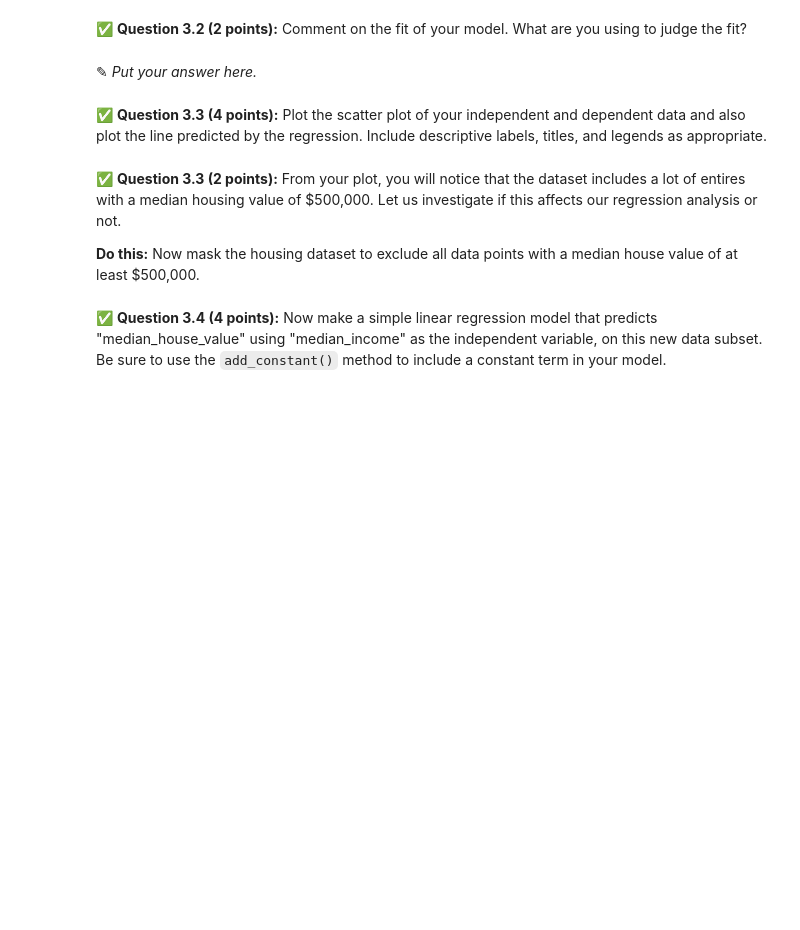
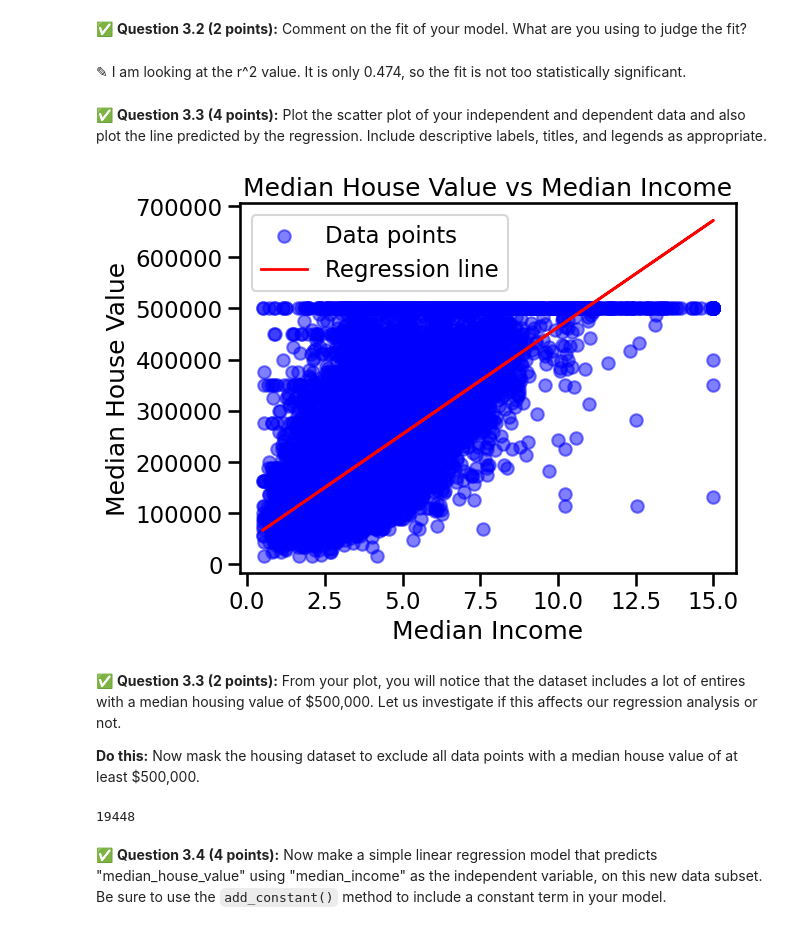
Before and after one commit to ryanc2525/CMSE202-f25-turnin, a Jupyter notebook: hw-03/HW-03_Regression-F25-RyanCampbell.ipynb, the cells around one changed output. Drawn from its saved outputs; the diff is of its cells as text; code cells hidden in the pictures; blank space fills up the shorter version.

```diff
--- a/hw-03/HW-03_Regression-F25-RyanCampbell.ipynb
+++ b/hw-03/HW-03_Regression-F25-RyanCampbell.ipynb
@@ -180,0 +179,10 @@ In this part, we'll perform some one-variable linear regression analysis on the
+# %%
+# Put your code here
+import statsmodels.api as sm
+X = df[['median_income']]
+y = df['median_house_value']
+
+X = sm.add_constant(X)
+model = sm.OLS(y, X)
+results = model.fit()
+print(results.summary())
@@ -181,6 +207,6 @@ In this part, we'll perform some one-variable linear regression analysis on the
 # %% [markdown]
 &#9989; **Question 3.2 (2 points):** Comment on the fit of your model. What are you using to judge the fit?
-# %% [markdown]
-<font size=+3>&#9998;</font>  _Put your answer here._
+# %% [markdown]
+<font size=+3>&#9998;</font>  I am looking at the r^2 value. It is only 0.474, so the fit is not too statistically significant.
 # %% [markdown]
 &#9989; **Question 3.3 (4 points):** Plot the scatter plot of your independent and dependent data and also plot the line predicted by the regression. Include descriptive labels, titles, and legends as appropriate.
@@ -189,8 +213,25 @@ In this part, we'll perform some one-variable linear regression analysis on the
+# %%
+# Put your answer here
+import matplotlib.pyplot as plt
+plt.scatter(df['median_income'], df['median_house_value'], color='blue',alpha=0.5,label='Data points')
+y_pred = results.predict(X)
+plt.plot(df['median_income'], y_pred, color='red', linewidth=2, label='Regression line')
+plt.xlabel('Median Income')
+plt.ylabel('Median House Value')
+plt.title('Median House Value vs Median Income')
+plt.legend()
+plt.show()
+# %% [output]
+[figure, added]
 # %% [markdown]
 &#9989; **Question 3.3 (2 points):** From your plot, you will notice that the dataset includes a lot of entires with a median housing value of \$500,000. Let us investigate if this affects our regression analysis or not.
 
 **Do this:** Now mask the housing dataset to exclude all data points with a median house value of at least $500,000.
 # %%
 # Put your code here
+df_filtered = df[df['median_house_value'] < 500000]
+print(len(df_filtered))
+# %% [output]
+19448
 # %% [markdown]
 &#9989; **Question 3.4 (4 points):** Now make a simple linear regression model that predicts "median_house_value" using "median_income" as the independent variable, on this new data subset. Be sure to use the `add_constant()` method to include a constant term in your model.
```
Also changed, not shown: parts of 9 cells of this notebook.
